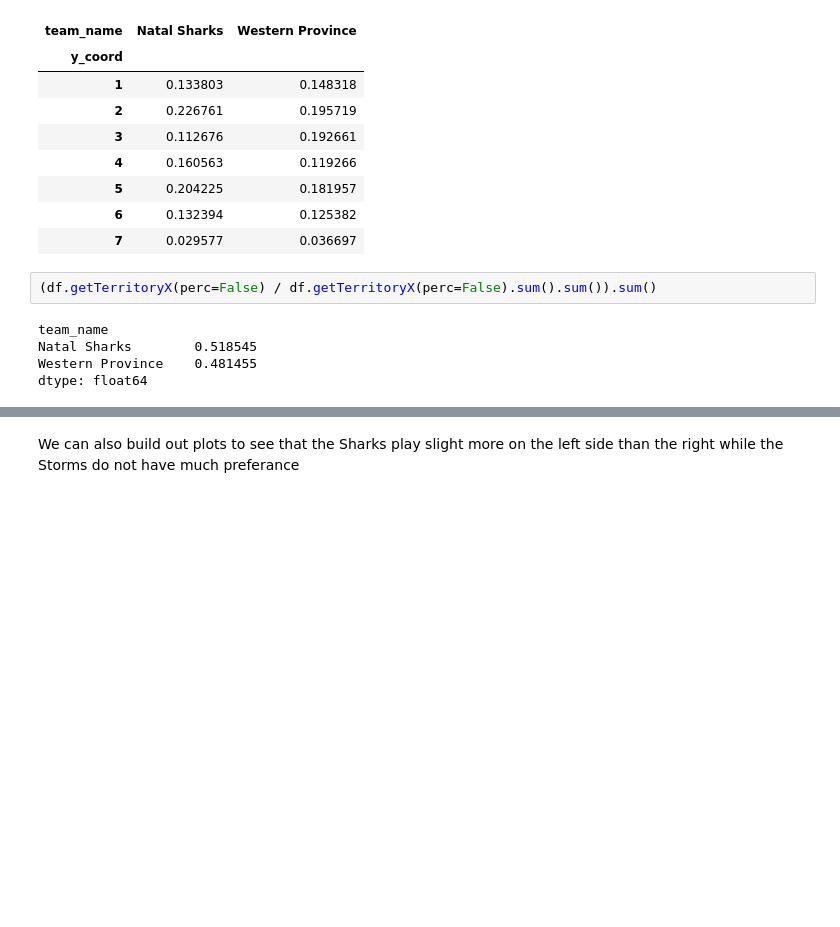
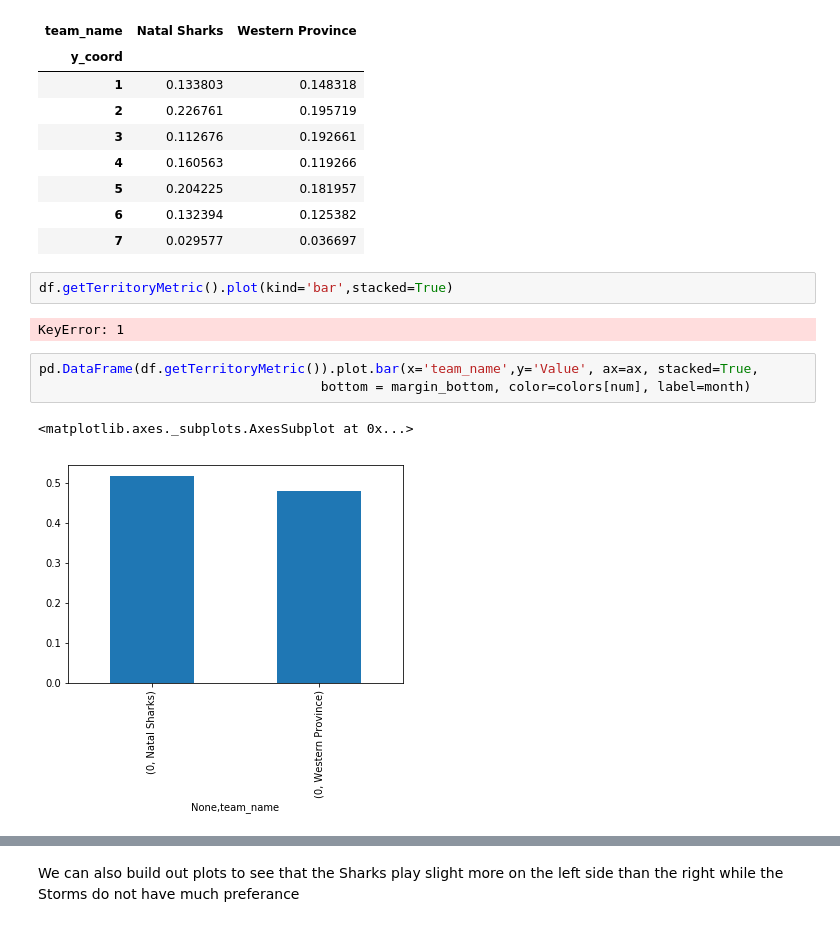
Before and after one commit to jlondal/pyrugga, a Jupyter notebook: jupyter/tuts/Getting Started.ipynb, the cells around one changed output, grey strips where cells are left out. Drawn from its saved outputs; the diff is of its cells as text; blank space fills up the shorter version.

```diff
--- a/jupyter/tuts/Getting Started.ipynb
+++ b/jupyter/tuts/Getting Started.ipynb
@@ -203,10 +203,13 @@ df.getTerritoryY(perc=True)
 | 5 | 0.204225 | 0.181957 |
 | 6 | 0.132394 | 0.125382 |
 | 7 | 0.029577 | 0.036697 |
-# %%
-(df.getTerritoryX(perc=False) / df.getTerritoryX(perc=False).sum().sum()).sum()
-# %% [output]
-team_name
-Natal Sharks        0.518545
-Western Province    0.481455
-dtype: float64
+# %%
+df.getTerritoryMetric().plot(kind='bar',stacked=True)
+# %% [output]
+KeyError: 1
+# %%
+pd.DataFrame(df.getTerritoryMetric()).plot.bar(x='team_name',y='Value', ax=ax, stacked=True,
+                                    bottom = margin_bottom, color=colors[num], label=month)
+# %% [output]
+<matplotlib.axes._subplots.AxesSubplot at 0x...>
+[figure, added]
```
Also changed, not shown: parts of 3 cells of this notebook, 1 other file.
